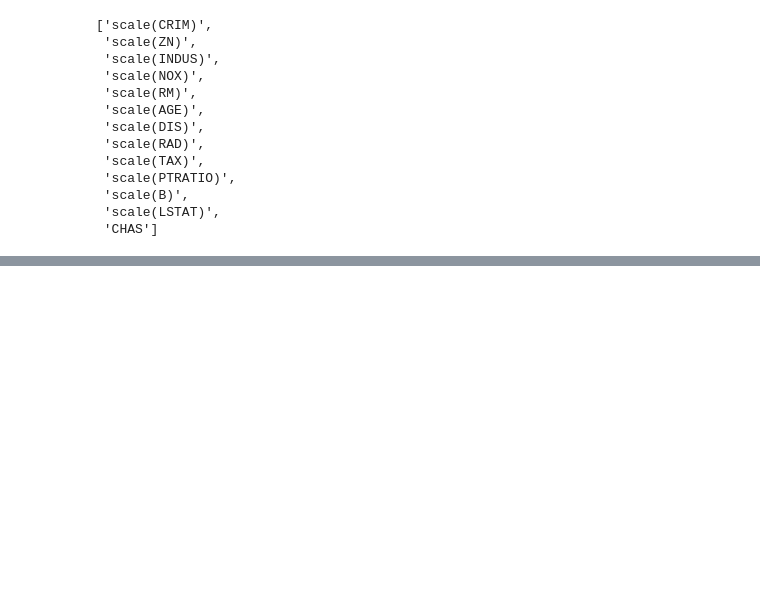
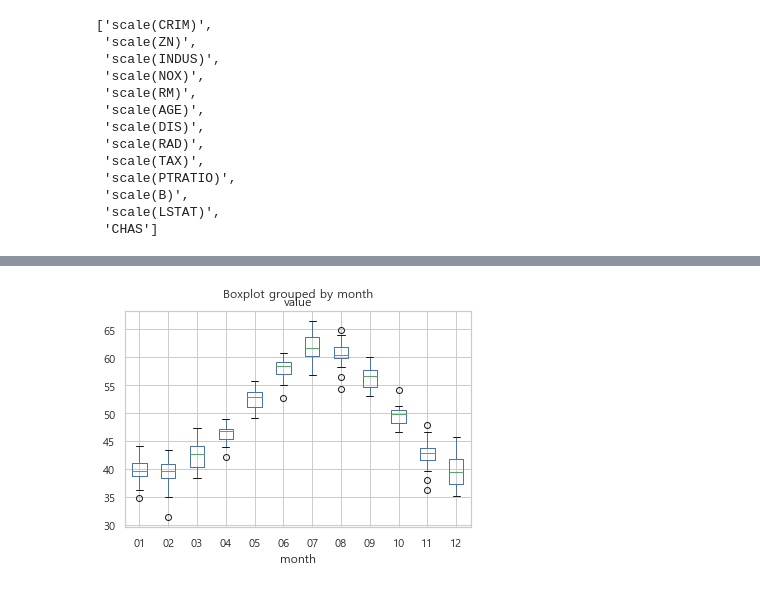
Before and after one commit to h33sun/TIL, a Jupyter notebook: ML/2. 범주형 데이터, 회귀분석.ipynb, the cells around one changed output, grey strips where cells are left out. Saved outputs shown, nothing was run; the diff lists cells and outputs as text; code cells hidden in the pictures; blank space fills up the shorter version.

Commit message:
docs: add categorical values

```diff
--- a/ML/2. 범주형 데이터, 회귀분석.ipynb
+++ b/ML/2. 범주형 데이터, 회귀분석.ipynb
@@ -349,0 +367,14 @@ array([83, 76, 47, 74, 12, 73, 63, 71, 80, 88, 30, 23, 59, 10, 43, 30,  6,
+# %%
+def convert_partial_year(number):
+    #"연 단위 숫자에서 날짜를 계산하는 코드"
+    year = int(number)
+    d = datetime.timedelta(days=(number - year) * (365 + isleap(year))) #
+    day_one = datetime.datetime(year, 1, 1)
+    date = d + day_one
+    return date
+# %%
+df_nottem["date0"] = df_nottem[["time"]].applymap(convert_partial_year)
+df_nottem["date"] = pd.DatetimeIndex(df_nottem["date0"]).round('60min') + datetime.timedelta(seconds=3600*24)
+df_nottem["month"] = df_nottem["date"].dt.strftime("%m").astype('category')
+del df_nottem["date0"], df_nottem["date"]
+df_nottem.tail()
@@ -349,0 +415,5 @@ array([83, 76, 47, 74, 12, 73, 63, 71, 80, 88, 30, 23, 59, 10, 43, 30,  6,
+# %%
+df_nottem.boxplot("value", "month")
+plt.show()
+# %% [output]
+[figure, added]
```
Also changed, not shown: parts of 21 cells of this notebook.
